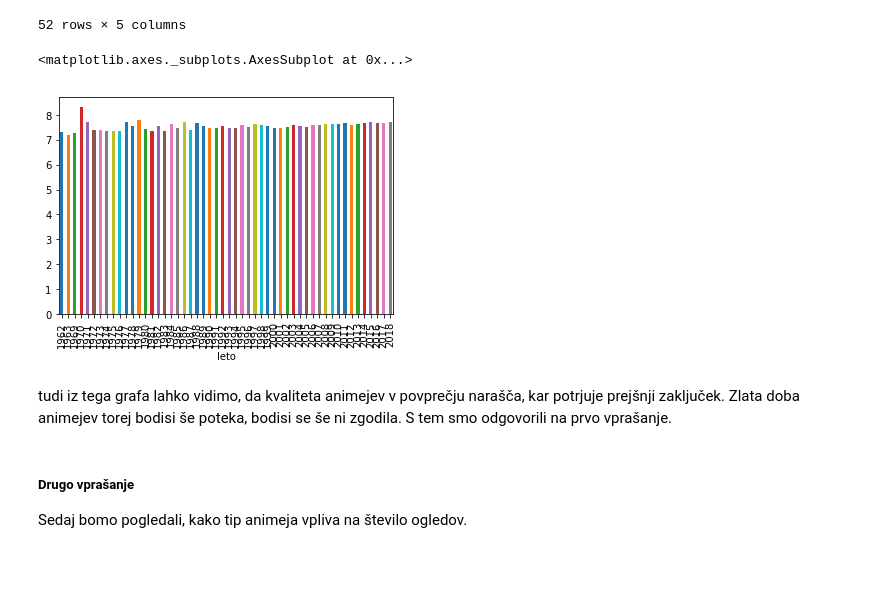
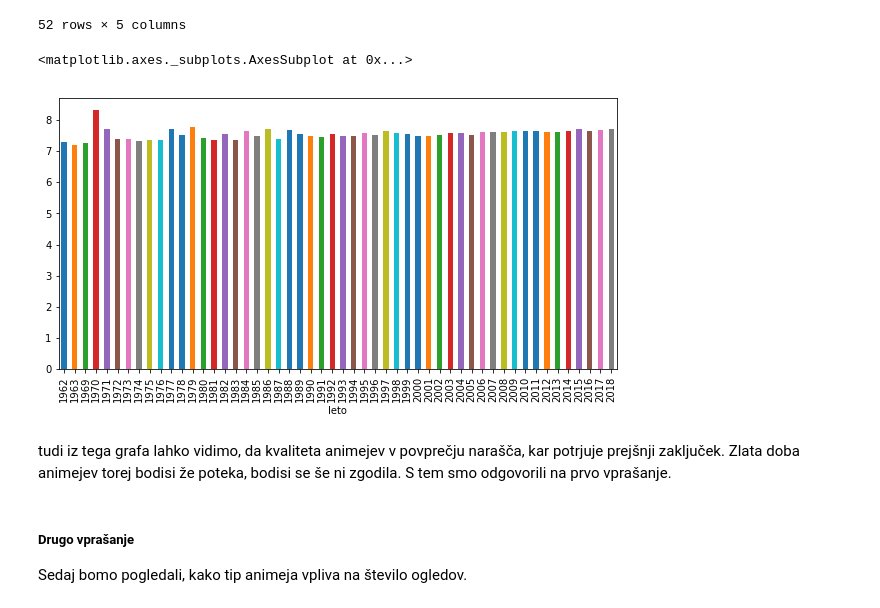
Before and after one commit to TheJim123/Programiranje-1-projektna, a Jupyter notebook: Projektna/Projekt.ipynb, the cells around one changed output. Saved outputs shown, nothing was run; the diff lists cells and outputs as text; code cells hidden in the pictures; blank space fills up the shorter version.

```diff
--- a/Projektna/Projekt.ipynb
+++ b/Projektna/Projekt.ipynb
@@ -220,12 +221,12 @@ animeji_po_letih.mean()
 | 2018 | 35796.407643 | 11.885350 | 72332.707006 | 7.698726 | 2010.0 |
 52 rows × 5 columns
 # %%
-animeji_po_letih['ocena'].mean().plot(kind='bar')
+animeji_po_letih['ocena'].mean().plot(kind='bar', figsize = (10, 5))
 # %% [output]
 <matplotlib.axes._subplots.AxesSubplot at 0x...>
-[figure, old version]
+[figure, new version]
 # %% [markdown]
-tudi iz tega grafa lahko vidimo, da kvaliteta animejev v povprečju narašča, kar potrjuje prejšnji zaključek. Zlata doba animejev torej bodisi še poteka, bodisi se še ni zgodila. S tem smo odgovorili na prvo vprašanje.
+tudi iz tega grafa lahko vidimo, da kvaliteta animejev v povprečju narašča, kar potrjuje prejšnji zaključek. Zlata doba animejev torej bodisi že poteka, bodisi se še ni zgodila. S tem smo odgovorili na prvo vprašanje.
 # %% [markdown]
 ##### Drugo vprašanje
 Sedaj bomo pogledali, kako tip animeja vpliva na število ogledov.
```
Also changed, not shown: parts of 30 cells of this notebook.
